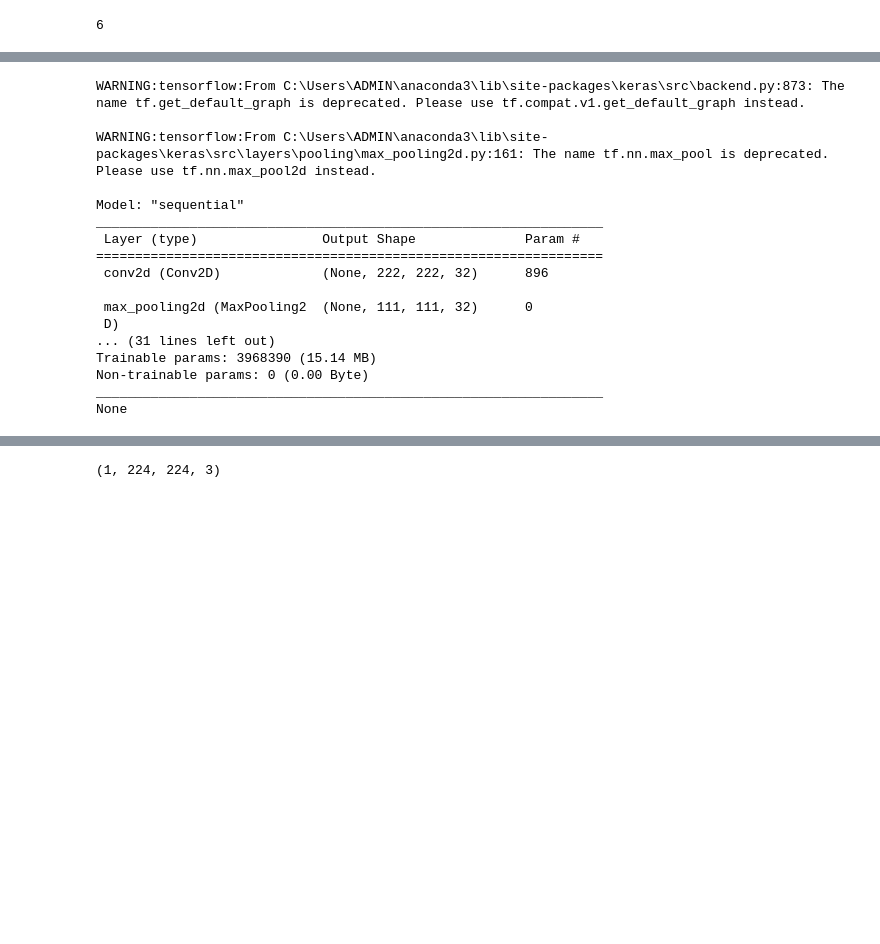
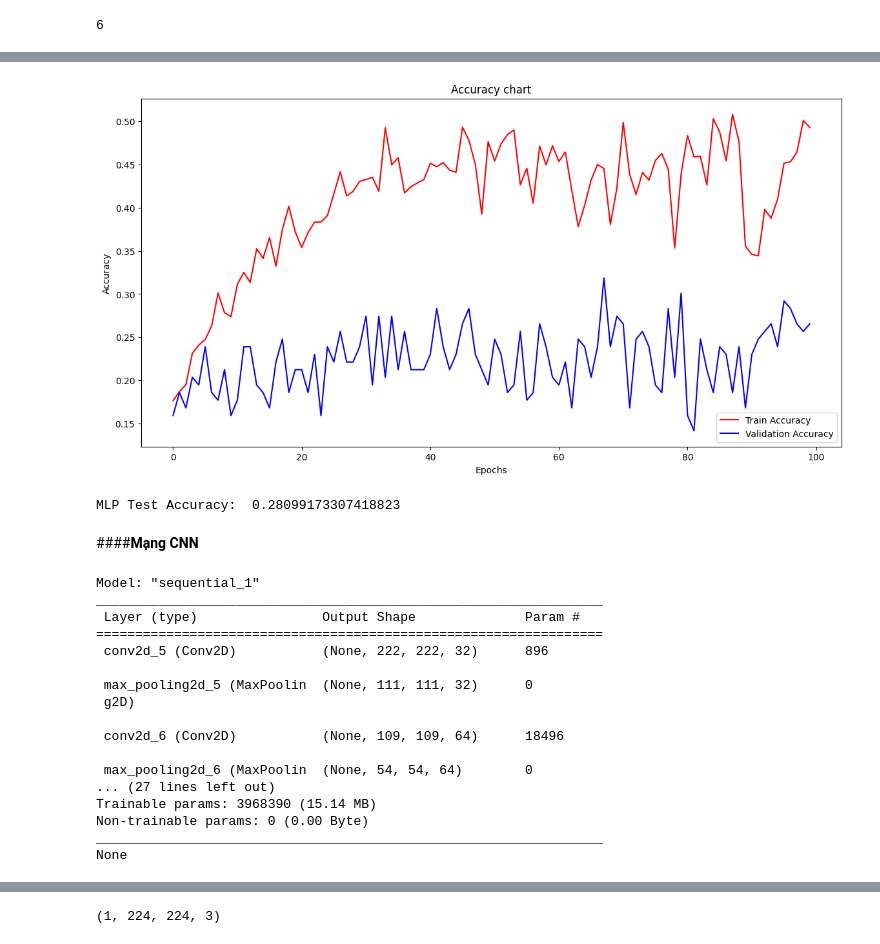
Before and after one commit to tumai213/Chess, a Jupyter notebook: Chess_Classification.ipynb, the cells around one changed output, grey strips where cells are left out. Cells and saved outputs as stored; diff of their text form; code cells hidden in the pictures; blank space fills up the shorter version.

```diff
--- a/Chess_Classification.ipynb
+++ b/Chess_Classification.ipynb
@@ -397,0 +500,8 @@ Found 132 images belonging to 6 classes.
+# %%
+model_MLP = Sequential([
+    Flatten(input_shape=(img_height, img_width, 3)),
+    Dense(128, activation="relu"),
+    Dense(64, activation="relu"),
+    Dense(6, activation="softmax")  # Replace num_classes with actual number of classes
+])
+print(model_MLP.summary())
@@ -397,0 +527,4 @@ Found 132 images belonging to 6 classes.
+# %%
+callback = EarlyStopping(monitor='val_loss', patience=5, verbose=1, mode='auto')
+bestModelFileName = "/content/drive/MyDrive/chess_data/chest_best_mlp_model.h5"
+best_MLP_Model = ModelCheckpoint(bestModelFileName, monitor='val_accuracy', verbose=1, save_best_only=True)
@@ -397,0 +533,4 @@ Found 132 images belonging to 6 classes.
+# %%
+print("Training MLP network...")
+H = model_MLP.fit(train_generator, validation_data=valid_generator, epochs=100,
+batch_size=32, callbacks=best_MLP_Model)
@@ -398,2 +562,28 @@ Found 132 images belonging to 6 classes.
+# %%
+# Result
+acc = H.history['accuracy']
+val_acc = H.history['val_accuracy']
+loss = H.history['loss']
+val_loss = H.history['val_loss']
+
+epochs = range(len(acc))
+
+# visualize accuracy chart
+fig = plt.figure(figsize=(14,7))
+plt.plot(epochs, acc, 'r', label='Train Accuracy')
+plt.plot(epochs, val_acc, 'b', label='Validation Accuracy')
+plt.xlabel('Epochs')
+plt.ylabel('Accuracy')
+plt.title('Accuracy chart')
+plt.legend(loc='lower right')
+plt.show()
+# %% [output]
+[figure, added]
+# %%
+print('MLP Test Accuracy: ', accuracy)
+# %% [output]
+MLP Test Accuracy:  0.28099173307418823
+# %% [markdown]
+####**Mạng CNN**
 # %%
 # Callback
@@ -402,7 +593,7 @@ bestModelFileName = "C:/Users/ADMIN/Downloads/chess_data/chest_best_model.h5"
 bestModel = ModelCheckpoint(bestModelFileName, monitor='val_accuracy', verbose=1, save_best_only=True)
 # %%
 #Model CNN
-model = Sequential(
+model_CNN = Sequential(
     [Conv2D(32,(3,3), activation='relu', input_shape=(img_height, img_width,3)),
     MaxPooling2D(2,2),
 
@@ -425,21 +616,21 @@ model = Sequential(
 
     Dense(NumOfClasses, activation='softmax')]
 )
-print(model.summary())
+print(model_CNN.summary())
 # %% [output]
-WARNING:tensorflow:From C:\Users\ADMIN\anaconda3\lib\site-packages\keras\src\backend.py:873: The name tf.get_default_graph is deprecated. Please use tf.compat.v1.get_default_graph instead.
-
-WARNING:tensorflow:From C:\Users\ADMIN\anaconda3\lib\site-packages\keras\src\layers\pooling\max_pooling2d.py:161: The name tf.nn.max_pool is deprecated. Please use tf.nn.max_pool2d instead.
-
-Model: "sequential"
+Model: "sequential_1"
 _________________________________________________________________
  Layer (type)                Output Shape              Param #
 =================================================================
- conv2d (Conv2D)             (None, 222, 222, 32)      896
+ conv2d_5 (Conv2D)           (None, 222, 222, 32)      896
 
- max_pooling2d (MaxPooling2  (None, 111, 111, 32)      0
- D)
-... (31 lines left out)
+ max_pooling2d_5 (MaxPoolin  (None, 111, 111, 32)      0
+ g2D)
+
+ conv2d_6 (Conv2D)           (None, 109, 109, 64)      18496
+
+ max_pooling2d_6 (MaxPoolin  (None, 54, 54, 64)        0
+... (27 lines left out)
 Trainable params: 3968390 (15.14 MB)
 Non-trainable params: 0 (0.00 Byte)
 _________________________________________________________________
```
Also changed, not shown: parts of 99 cells of this notebook.
